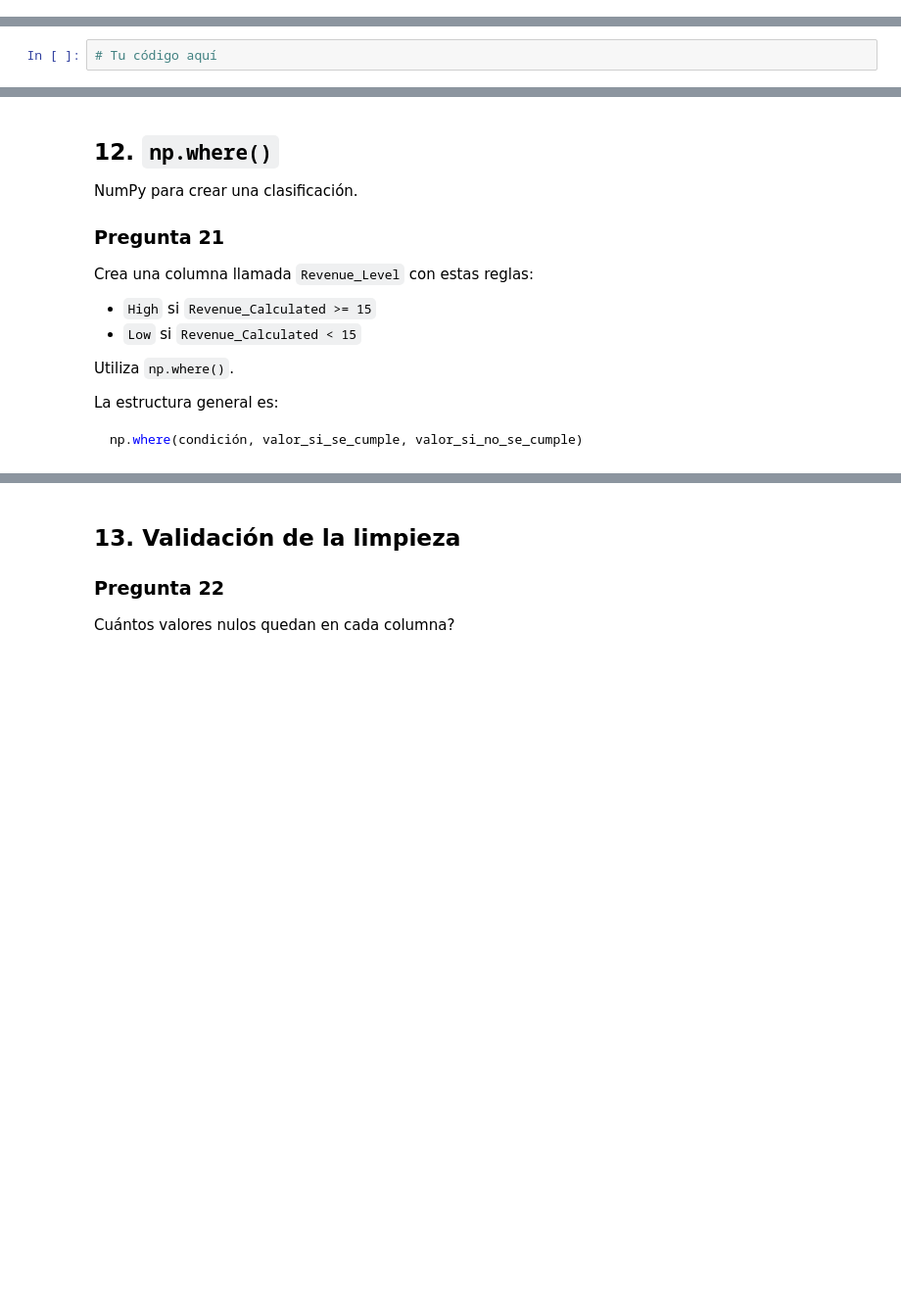
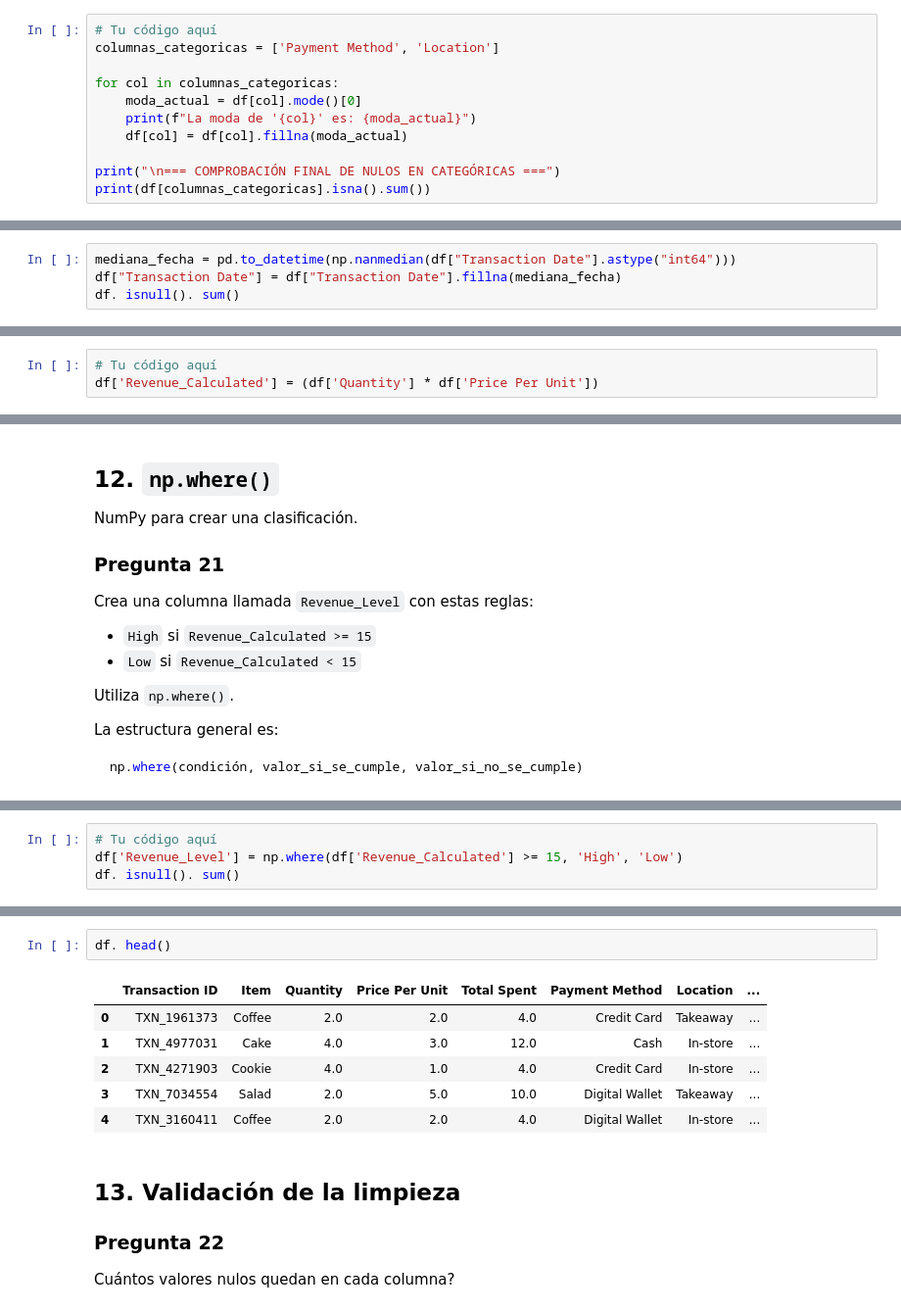
Before and after one commit to deije2226-wq/Bootcamp-Data-Science, a Jupyter notebook: 02_Python/Clase_08_Taller_Pandas_&_NumPy_Cafe_Sales.ipynb, the cells around one changed output, grey strips where cells are left out. Shown at 98% size. Drawn from its saved outputs; the diff is of its cells as text; blank space fills up the shorter version.

````diff
--- a/02_Python/Clase_08_Taller_Pandas_&_NumPy_Cafe_Sales.ipynb
+++ b/02_Python/Clase_08_Taller_Pandas_&_NumPy_Cafe_Sales.ipynb
@@ -328,0 +368,11 @@ Puedes utilizar un `for` para resolver ambas columnas.
+# %%
+# Tu código aquí
+columnas_categoricas = ['Payment Method', 'Location']
+
+for col in columnas_categoricas:
+    moda_actual = df[col].mode()[0]
+    print(f"La moda de '{col}' es: {moda_actual}")
+    df[col] = df[col].fillna(moda_actual)
+
+print("\n=== COMPROBACIÓN FINAL DE NULOS EN CATEGÓRICAS ===")
+print(df[columnas_categoricas].isna().sum())
@@ -346,0 +403,4 @@ Pista:
+# %%
+mediana_fecha = pd.to_datetime(np.nanmedian(df["Transaction Date"].astype("int64")))
+df["Transaction Date"] = df["Transaction Date"].fillna(mediana_fecha)
+df. isnull(). sum()
@@ -364,6 +435,7 @@ Revenue_Calculated
 ```
 # %%
 # Tu código aquí
+df['Revenue_Calculated'] = (df['Quantity'] * df['Price Per Unit'])
 # %% [markdown]
 ### Pregunta 20
 
@@ -393,0 +467,4 @@ np.where(condición, valor_si_se_cumple, valor_si_no_se_cumple)
+# %%
+# Tu código aquí
+df['Revenue_Level'] = np.where(df['Revenue_Calculated'] >= 15, 'High', 'Low')
+df. isnull(). sum()
@@ -394,3 +484,12 @@ np.where(condición, valor_si_se_cumple, valor_si_no_se_cumple)
+# %%
+df. head()
+# %% [output]
+|  | Transaction ID | Item | Quantity | Price Per Unit | Total Spent | Payment Method | Location | ... |
+| 0 | TXN_1961373 | Coffee | 2.0 | 2.0 | 4.0 | Credit Card | Takeaway | ... |
+| 1 | TXN_4977031 | Cake | 4.0 | 3.0 | 12.0 | Cash | In-store | ... |
+| 2 | TXN_4271903 | Cookie | 4.0 | 1.0 | 4.0 | Credit Card | In-store | ... |
+| 3 | TXN_7034554 | Salad | 2.0 | 5.0 | 10.0 | Digital Wallet | Takeaway | ... |
+| 4 | TXN_3160411 | Coffee | 2.0 | 2.0 | 4.0 | Digital Wallet | In-store | ... |
 # %% [markdown]
 ## 13. Validación de la limpieza
 
````
Also changed, not shown: parts of 28 cells of this notebook.
